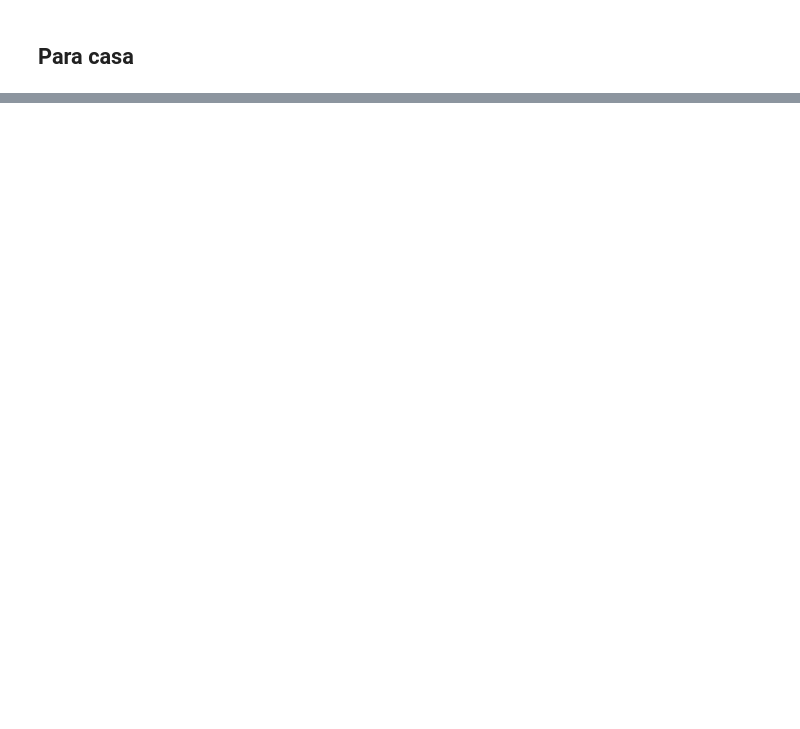
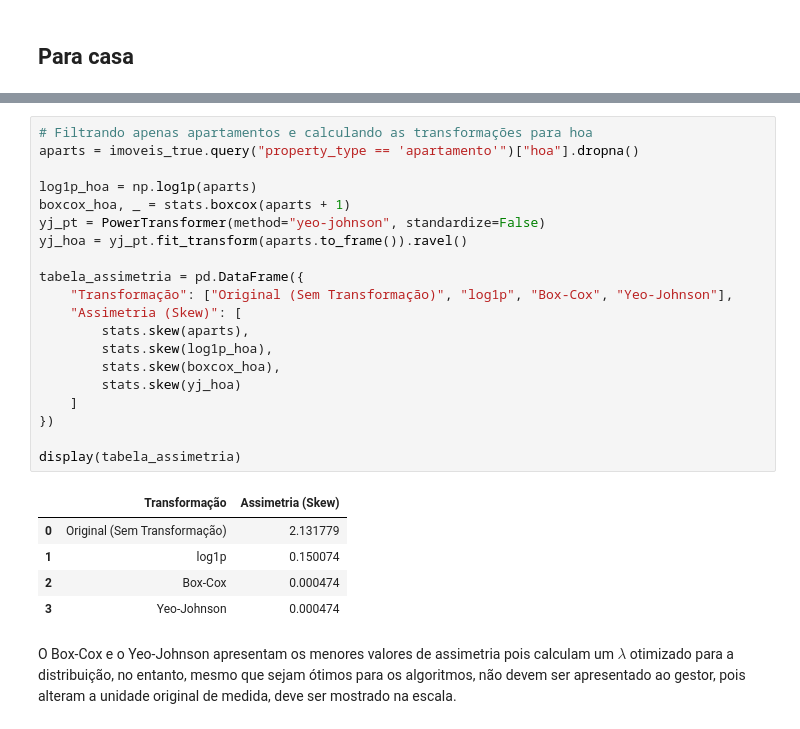
Before and after one commit to NatalyaNunes/ciencia_de_dados_2026.2_natalya, a Jupyter notebook: unidade_01/aula_06/aula_06.ipynb, the cells around one changed output, grey strips where cells are left out. Saved outputs shown, nothing was run; the diff lists cells and outputs as text; blank space fills up the shorter version.

```diff
--- a/unidade_01/aula_06/aula_06.ipynb
+++ b/unidade_01/aula_06/aula_06.ipynb
@@ -729,0 +951,28 @@ plt.show()
+# %%
+# Filtrando apenas apartamentos e calculando as transformações para hoa
+aparts = imoveis_true.query("property_type == 'apartamento'")["hoa"].dropna()
+
+log1p_hoa = np.log1p(aparts)
+boxcox_hoa, _ = stats.boxcox(aparts + 1)
+yj_pt = PowerTransformer(method="yeo-johnson", standardize=False)
+yj_hoa = yj_pt.fit_transform(aparts.to_frame()).ravel()
+
+tabela_assimetria = pd.DataFrame({
+    "Transformação": ["Original (Sem Transformação)", "log1p", "Box-Cox", "Yeo-Johnson"],
+    "Assimetria (Skew)": [
+        stats.skew(aparts),
+        stats.skew(log1p_hoa),
+        stats.skew(boxcox_hoa),
+        stats.skew(yj_hoa)
+    ]
+})
+
+display(tabela_assimetria)
+# %% [output]
+|  | Transformação | Assimetria (Skew) |
+| 0 | Original (Sem Transformação) | 2.131779 |
+| 1 | log1p | 0.150074 |
+| 2 | Box-Cox | 0.000474 |
+| 3 | Yeo-Johnson | 0.000474 |
+# %% [markdown]
+O Box-Cox e o Yeo-Johnson apresentam os menores valores de assimetria pois calculam um $\lambda$ otimizado para a distribuição, no entanto, mesmo que sejam ótimos para os algoritmos, não devem ser apresentado ao gestor, pois alteram a unidade original de medida, deve ser mostrado na escala.
```
Also changed, not shown: parts of 24 cells of this notebook.
